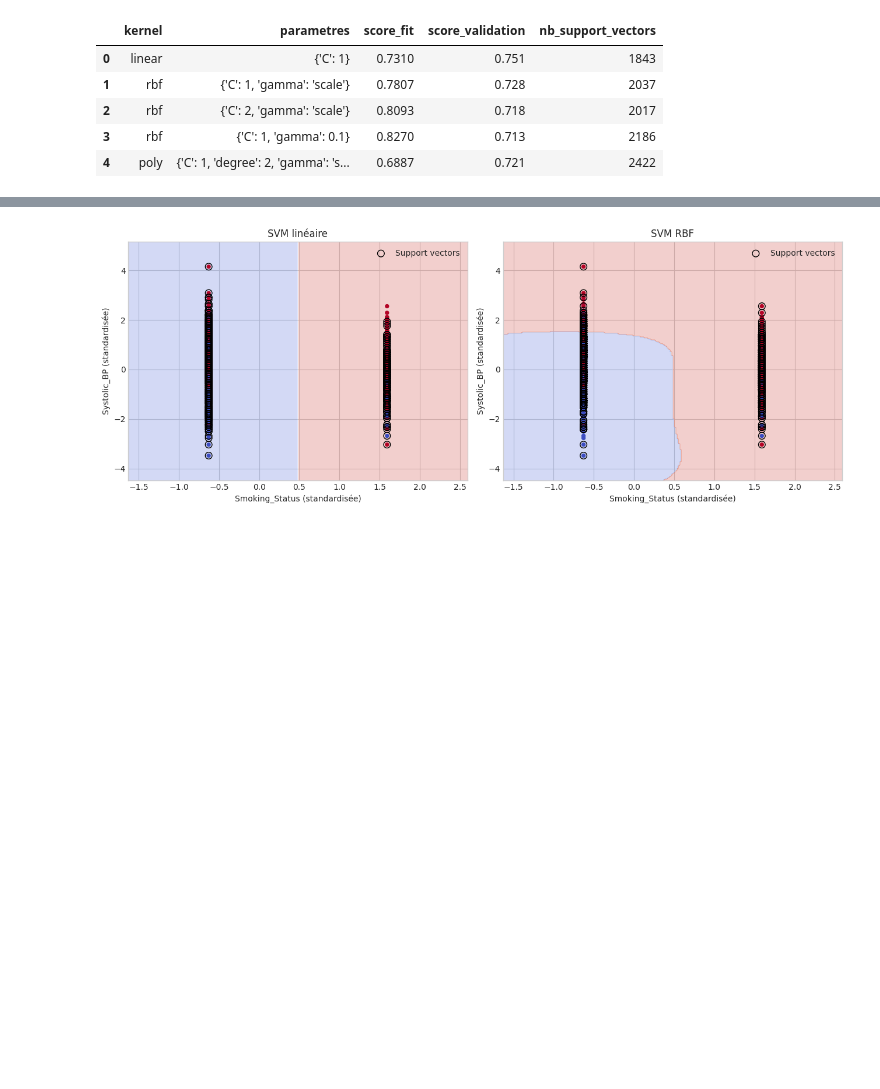
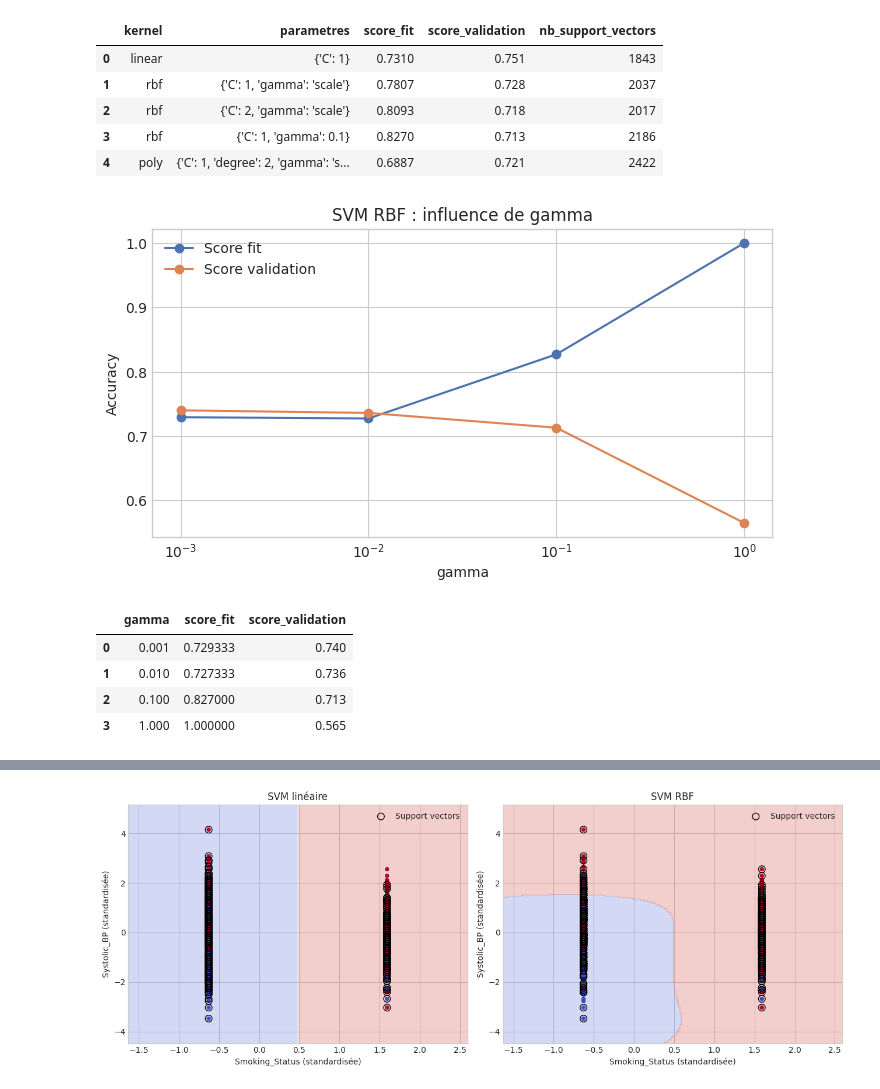
Before and after one commit to corentinbrand/ML-project, a Jupyter notebook: analyses_python/kNN_SVM_gus.ipynb, the cells around one changed output, grey strips where cells are left out. Cells and saved outputs as stored; diff of their text form; code cells hidden in the pictures; blank space fills up the shorter version.

```diff
--- a/analyses_python/kNN_SVM_gus.ipynb
+++ b/analyses_python/kNN_SVM_gus.ipynb
@@ -636,3 +696,34 @@ kernel_df
 | 2 | rbf | {'C': 2, 'gamma': 'scale'} | 0.8093 | 0.718 | 2017 |
 | 3 | rbf | {'C': 1, 'gamma': 0.1} | 0.8270 | 0.713 | 2186 |
 | 4 | poly | {'C': 1, 'degree': 2, 'gamma': 's... | 0.6887 | 0.721 | 2422 |
+# %%
+gamma_rows = []
+for gamma in [0.001, 0.01, 0.1, 1]:
+    model = SVC(kernel='rbf', C=1, gamma=gamma)
+    model.fit(Xc_sub_fit_s, yc_sub_fit)
+    gamma_rows.append({
+        'gamma': gamma,
+        'score_fit': model.score(Xc_sub_fit_s, yc_sub_fit),
+        'score_validation': model.score(Xc_sub_val_s, yc_sub_val),
+    })
+
+gamma_df = pd.DataFrame(gamma_rows)
+
+plt.figure(figsize=(8, 4))
+plt.plot(gamma_df['gamma'], gamma_df['score_fit'], marker='o', label='Score fit')
+plt.plot(gamma_df['gamma'], gamma_df['score_validation'], marker='o', label='Score validation')
+plt.xscale('log')
+plt.xlabel('gamma')
+plt.ylabel('Accuracy')
+plt.title('SVM RBF : influence de gamma')
+plt.legend()
+plt.show()
+
+gamma_df
+# %% [output]
+[figure, added]
+|  | gamma | score_fit | score_validation |
+| 0 | 0.001 | 0.729333 | 0.740 |
+| 1 | 0.010 | 0.727333 | 0.736 |
+| 2 | 0.100 | 0.827000 | 0.713 |
+| 3 | 1.000 | 1.000000 | 0.565 |
```
Also changed, not shown: parts of 17 cells of this notebook.
